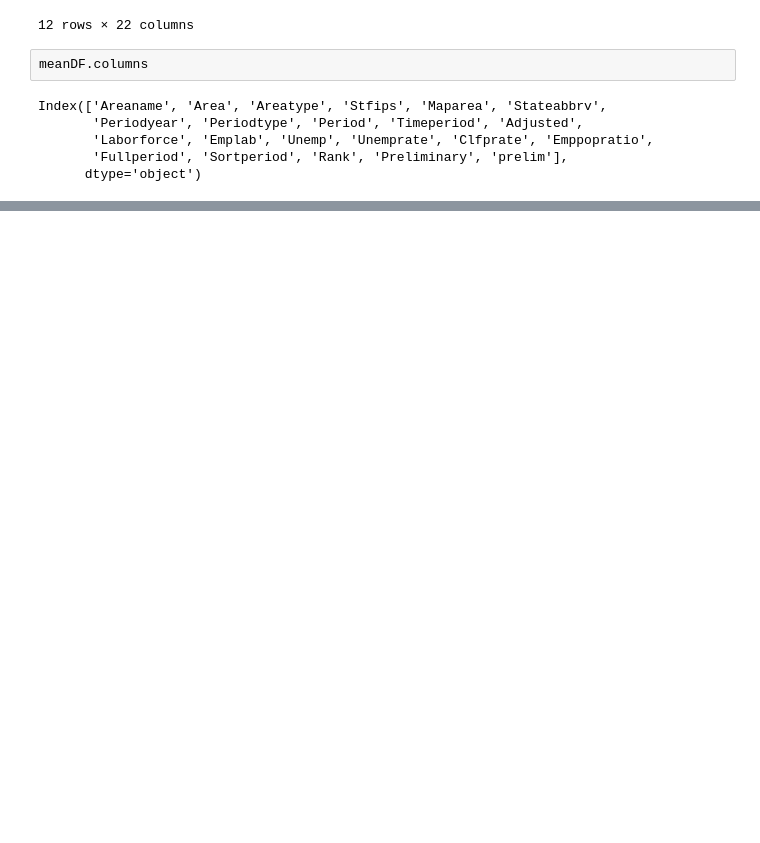
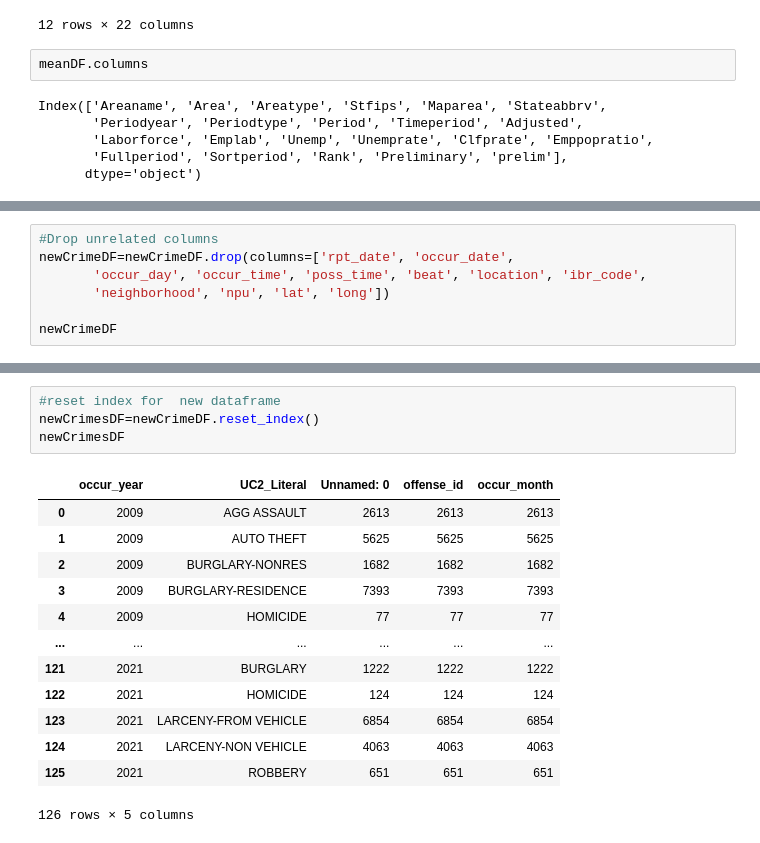
Before and after one commit to iiiramal/project-1-team-4, a Jupyter notebook: Cornelia-Project 1.ipynb, the cells around one changed output, grey strips where cells are left out. Cells and saved outputs as stored; diff of their text form; blank space fills up the shorter version.

```diff
--- a/Cornelia-Project 1.ipynb
+++ b/Cornelia-Project 1.ipynb
@@ -141,0 +255,7 @@ newMonthlyDF
+# %%
+#Drop unrelated columns
+newCrimeDF=newCrimeDF.drop(columns=['rpt_date', 'occur_date',
+       'occur_day', 'occur_time', 'poss_time', 'beat', 'location', 'ibr_code',
+       'neighborhood', 'npu', 'lat', 'long'])
+
+newCrimeDF
@@ -141,0 +277,18 @@ newMonthlyDF
+# %%
+#reset index for  new dataframe
+newCrimesDF=newCrimeDF.reset_index()
+newCrimesDF
+# %% [output]
+|  | occur_year | UC2_Literal | Unnamed: 0 | offense_id | occur_month |
+| 0 | 2009 | AGG ASSAULT | 2613 | 2613 | 2613 |
+| 1 | 2009 | AUTO THEFT | 5625 | 5625 | 5625 |
+| 2 | 2009 | BURGLARY-NONRES | 1682 | 1682 | 1682 |
+| 3 | 2009 | BURGLARY-RESIDENCE | 7393 | 7393 | 7393 |
+| 4 | 2009 | HOMICIDE | 77 | 77 | 77 |
+| ... | ... | ... | ... | ... | ... |
+| 121 | 2021 | BURGLARY | 1222 | 1222 | 1222 |
+| 122 | 2021 | HOMICIDE | 124 | 124 | 124 |
+| 123 | 2021 | LARCENY-FROM VEHICLE | 6854 | 6854 | 6854 |
+| 124 | 2021 | LARCENY-NON VEHICLE | 4063 | 4063 | 4063 |
+| 125 | 2021 | ROBBERY | 651 | 651 | 651 |
+126 rows × 5 columns
```
Also changed, not shown: parts of 28 cells of this notebook, 4 other files.
